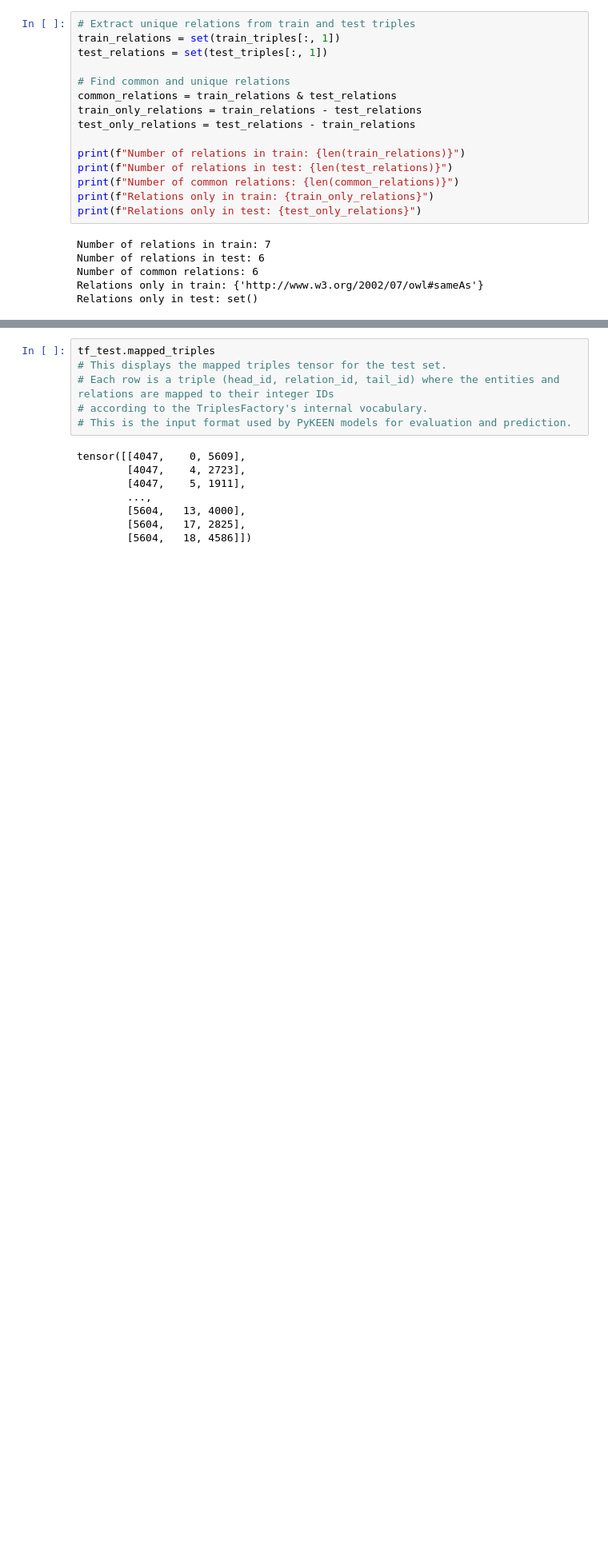
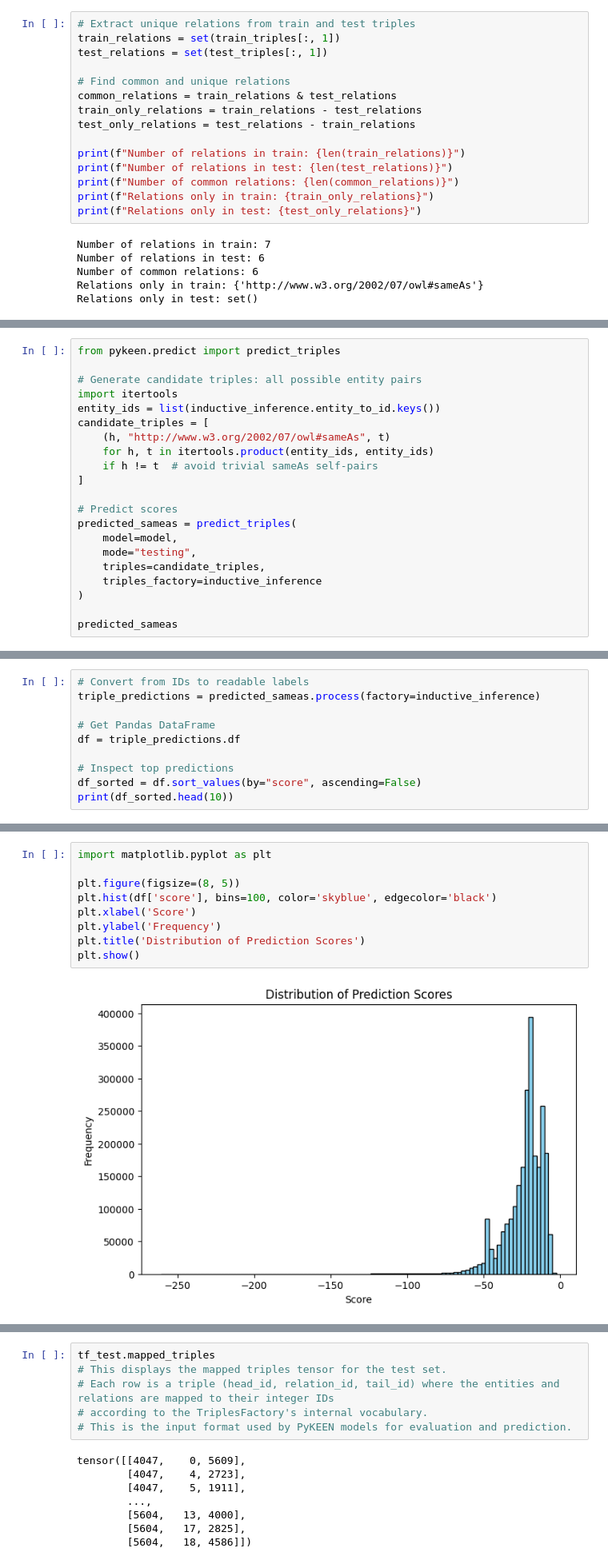
Before and after one commit to Timszy/entity-deduplication-hack-main, a Jupyter notebook: Run_InductiveNP.ipynb, the cells around one changed output, grey strips where cells are left out. Shown at 80% size. Saved outputs shown, nothing was run; the diff lists cells and outputs as text; blank space fills up the shorter version.

```diff
--- a/Run_InductiveNP.ipynb
+++ b/Run_InductiveNP.ipynb
@@ -142,0 +173,21 @@ from pykeen.typing import TESTING, TRAINING
+# %%
+from pykeen.predict import predict_triples
+
+# Generate candidate triples: all possible entity pairs
+import itertools
+entity_ids = list(inductive_inference.entity_to_id.keys())
+candidate_triples = [
+    (h, "http://www.w3.org/2002/07/owl#sameAs", t)
+    for h, t in itertools.product(entity_ids, entity_ids)
+    if h != t  # avoid trivial sameAs self-pairs
+]
+
+# Predict scores
+predicted_sameas = predict_triples(
+    model=model,
+    mode="testing",
+    triples=candidate_triples,
+    triples_factory=inductive_inference
+)
+
+predicted_sameas
@@ -142,0 +204,10 @@ from pykeen.typing import TESTING, TRAINING
+# %%
+# Convert from IDs to readable labels
+triple_predictions = predicted_sameas.process(factory=inductive_inference)
+
+# Get Pandas DataFrame
+df = triple_predictions.df
+
+# Inspect top predictions
+df_sorted = df.sort_values(by="score", ascending=False)
+print(df_sorted.head(10))
@@ -143 +234,12 @@ from pykeen.typing import TESTING, TRAINING
+# %%
+import matplotlib.pyplot as plt
+
+plt.figure(figsize=(8, 5))
+plt.hist(df['score'], bins=100, color='skyblue', edgecolor='black')
+plt.xlabel('Score')
+plt.ylabel('Frequency')
+plt.title('Distribution of Prediction Scores')
+plt.show()
+# %% [output]
+[figure, added]
 # %%
```
Also changed, not shown: parts of 14 cells of this notebook, 2 other files.
